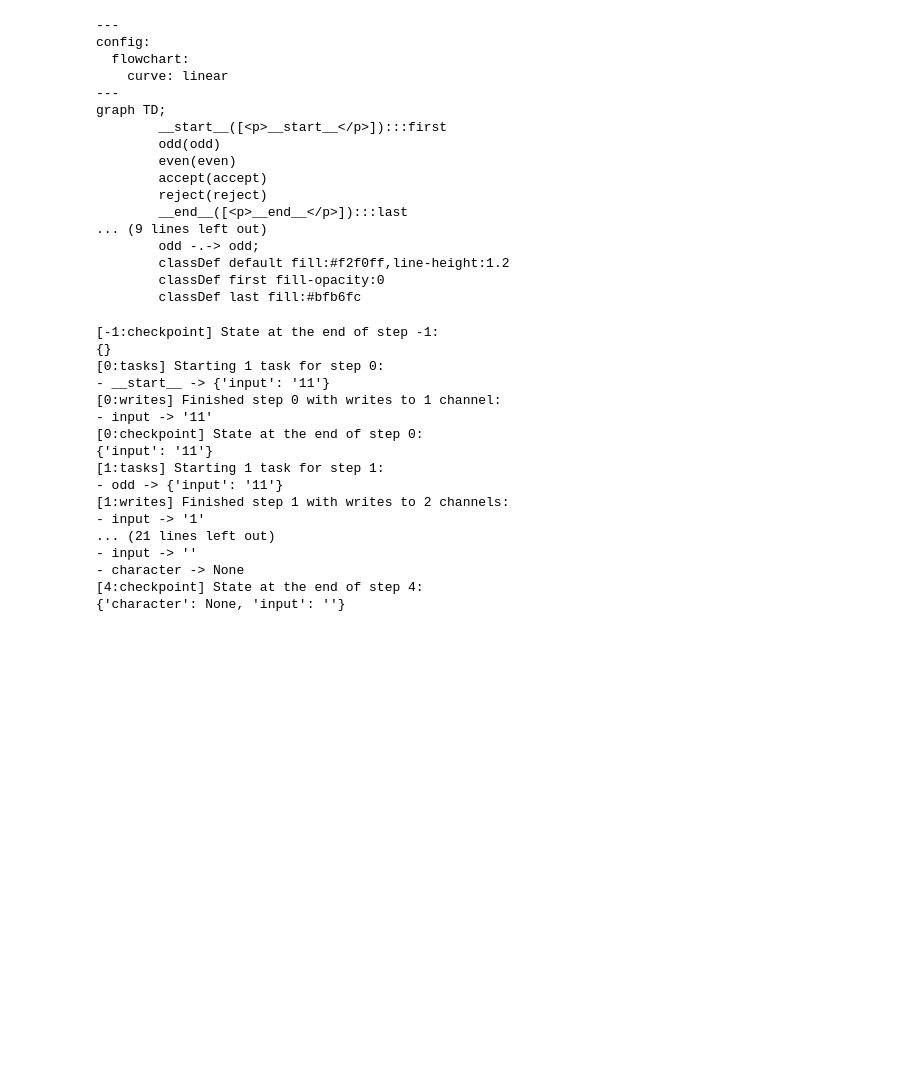
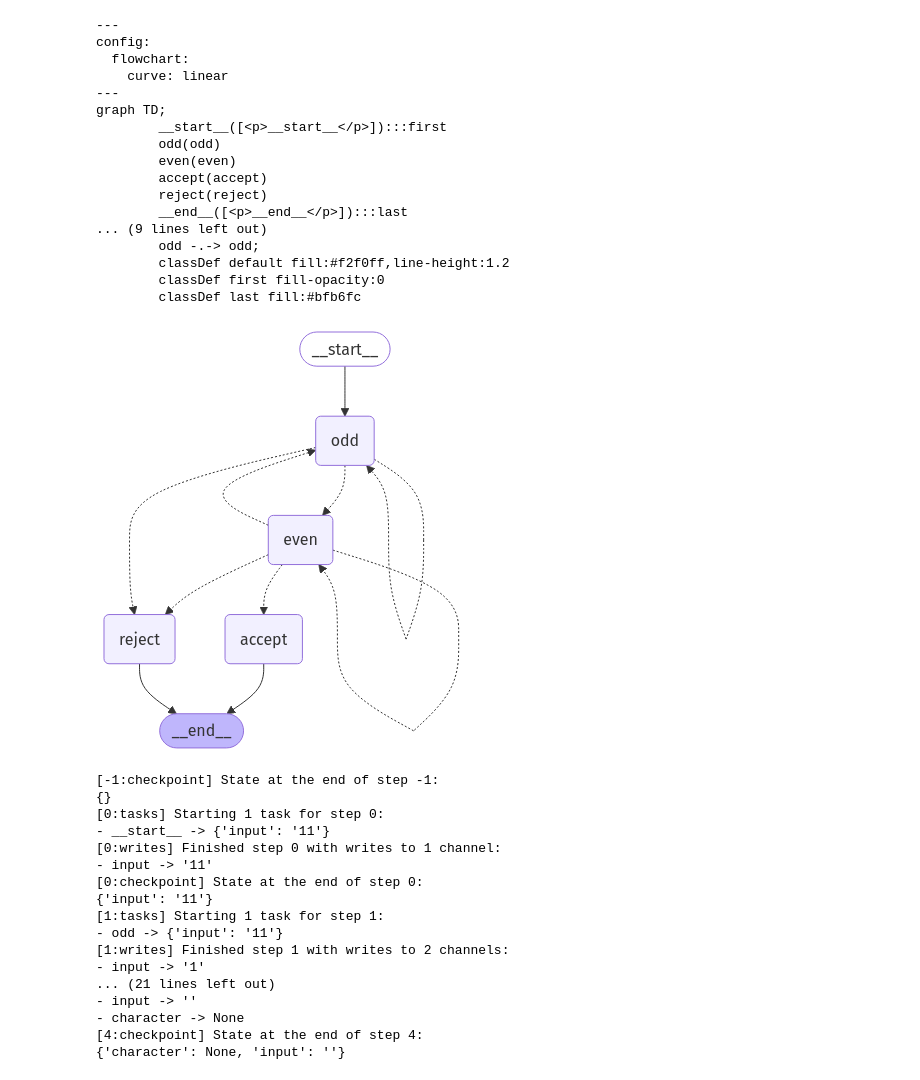
Before and after one commit to steelpipe75/learn-langgraph, a Jupyter notebook: LangGraph_DFA/LangGraph_DFA1.ipynb, the cells around one changed output. Saved outputs shown, nothing was run; the diff lists cells and outputs as text; code cells hidden in the pictures; blank space fills up the shorter version.

Commit message:
Mermaidデータを画像化
Colab を使用して作成されました

```diff
--- a/LangGraph_DFA/LangGraph_DFA1.ipynb
+++ b/LangGraph_DFA/LangGraph_DFA1.ipynb
@@ -110,7 +110,8 @@ graph = graph_builder.compile()
 # %%
 # graph.get_graph().print_ascii() # エラーになる、、、一旦コメントにして無効化
 # %%
-print(graph.get_graph().draw_mermaid())
+mermaid_str = graph.get_graph().draw_mermaid()
+print(mermaid_str)
 # %% [output]
 ---
 config:
@@ -129,6 +130,27 @@ graph TD;
         classDef default fill:#f2f0ff,line-height:1.2
         classDef first fill-opacity:0
         classDef last fill:#bfb6fc
+# %%
+import requests
+from IPython.display import Image, display
+
+# Krokiサーバーのエンドポイント (MermaidのPNG変換)
+kroki_url = "https://kroki.io/mermaid/png"
+
+try:
+    response = requests.post(kroki_url, headers={'Content-Type': 'text/plain'}, data=mermaid_str)
+    response.raise_for_status()  # エラーがあれば例外を発生させる
+
+    # PNGデータを表示
+    image_data = response.content
+    display(Image(data=image_data))
+
+except requests.exceptions.RequestException as e:
+    print(f"Krokiへのリクエストでエラーが発生しました: {e}")
+except Exception as e:
+    print(f"予期せぬエラーが発生しました: {e}")
+# %% [output]
+[figure, added]
 # %%
 graph.invoke({"input": "11"}, debug=True) # 偶数 : 拒否
 # %% [output]
```
